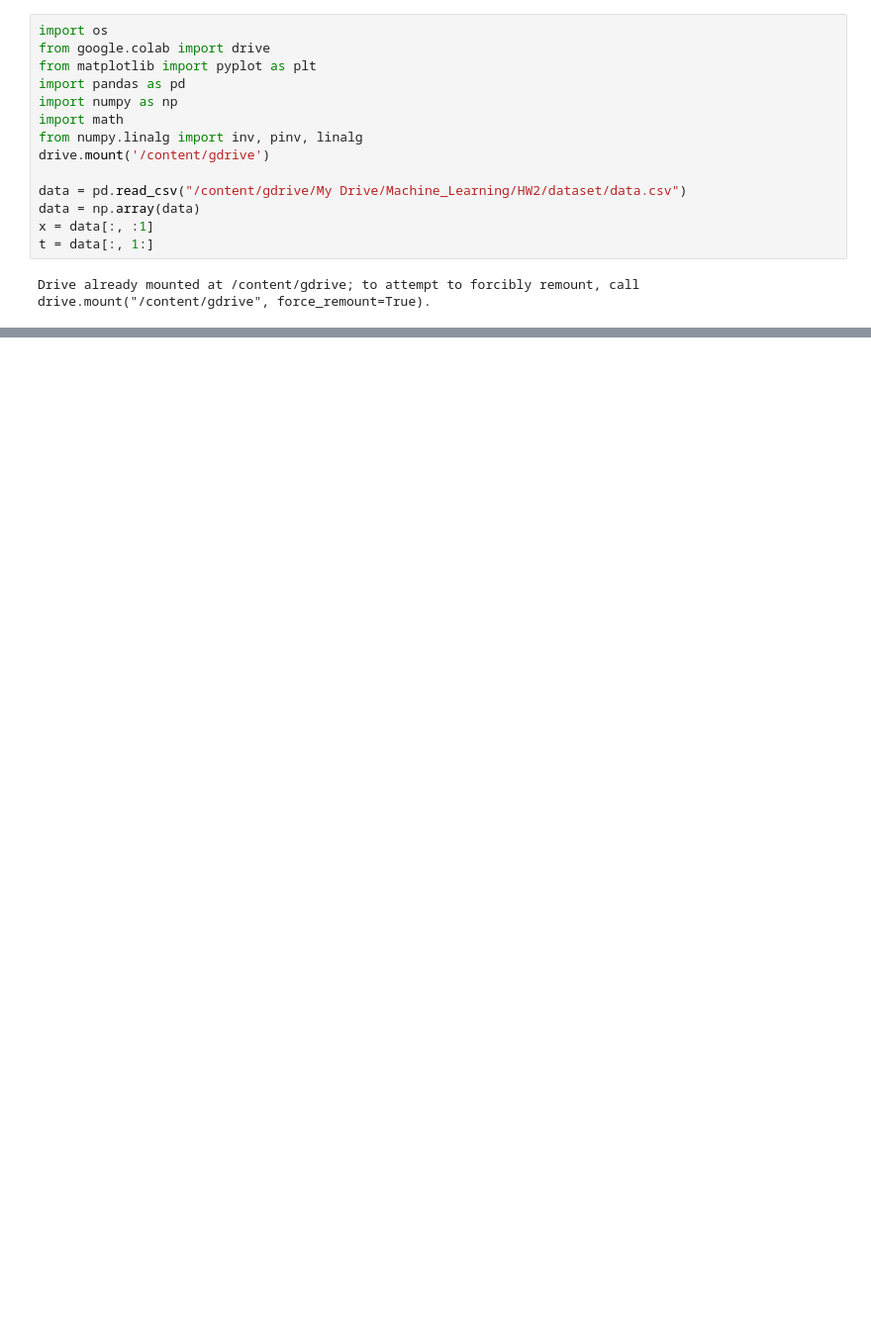
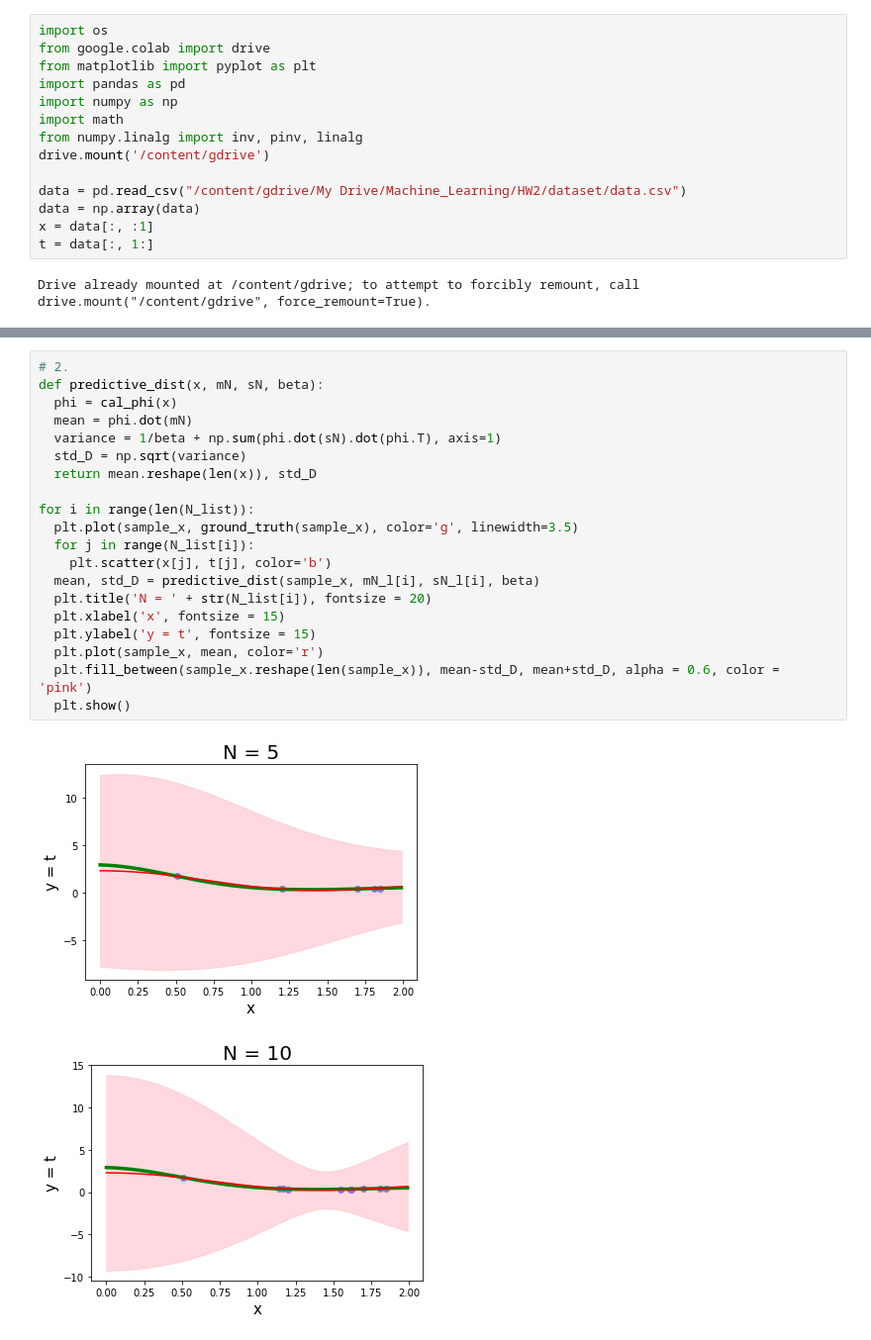
Before and after one commit to Louis5228/2020-Machine-Learning, a Jupyter notebook: 309512014_HW2.ipynb, the cells around one changed output, grey strips where cells are left out. Shown: that part at 99% size. Drawn from its saved outputs; the diff is of its cells as text; blank space fills up the shorter version.

Commit message:
add predictive distribution

```diff
--- a/309512014_HW2.ipynb
+++ b/309512014_HW2.ipynb
@@ -75,0 +89,23 @@ for i in range(len(N_list)):
+# %%
+# 2.
+def predictive_dist(x, mN, sN, beta):
+  phi = cal_phi(x)
+  mean = phi.dot(mN)
+  variance = 1/beta + np.sum(phi.dot(sN).dot(phi.T), axis=1)
+  std_D = np.sqrt(variance)
+  return mean.reshape(len(x)), std_D
+
+for i in range(len(N_list)):
+  plt.plot(sample_x, ground_truth(sample_x), color='g', linewidth=3.5)
+  for j in range(N_list[i]):
+    plt.scatter(x[j], t[j], color='b')
+  mean, std_D = predictive_dist(sample_x, mN_l[i], sN_l[i], beta)
+  plt.title('N = ' + str(N_list[i]), fontsize = 20)
+  plt.xlabel('x', fontsize = 15)
+  plt.ylabel('y = t', fontsize = 15)
+  plt.plot(sample_x, mean, color='r')
+  plt.fill_between(sample_x.reshape(len(sample_x)), mean-std_D, mean+std_D, alpha = 0.6, color = 'pink')
+  plt.show()
+# %% [output]
+[figure, added]
+[figure, added]
```
Also changed, not shown: parts of 5 cells of this notebook.
